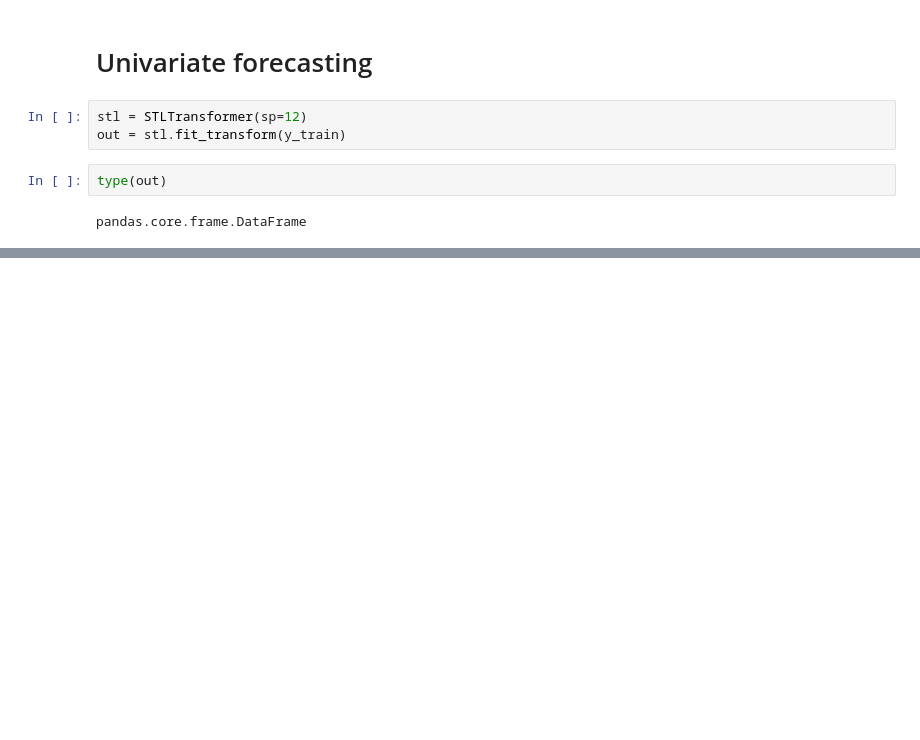
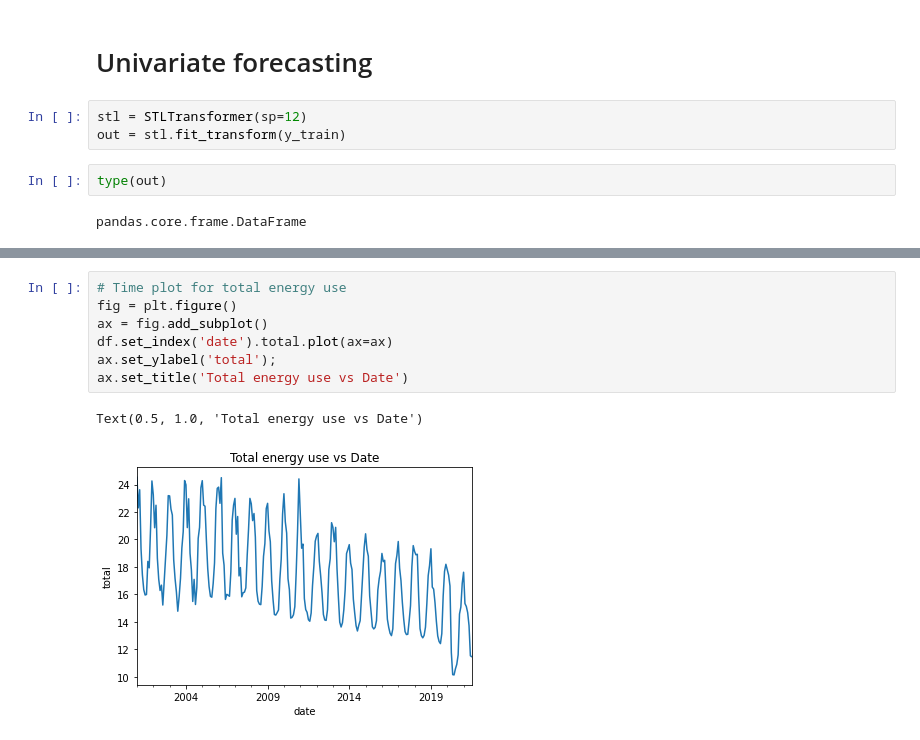
Before and after one commit to adin786/energy_forecast, a Jupyter notebook: notebooks/03_forecasting_baseline.ipynb, the cells around one changed output, grey strips where cells are left out. Saved outputs shown, nothing was run; the diff lists cells and outputs as text; blank space fills up the shorter version.

```diff
--- a/notebooks/03_forecasting_baseline.ipynb
+++ b/notebooks/03_forecasting_baseline.ipynb
@@ -41,0 +75,10 @@ pandas.core.frame.DataFrame
+# %%
+# Time plot for total energy use
+fig = plt.figure()
+ax = fig.add_subplot()
+df.set_index('date').total.plot(ax=ax)
+ax.set_ylabel('total');
+ax.set_title('Total energy use vs Date')
+# %% [output]
+Text(0.5, 1.0, 'Total energy use vs Date')
+[figure, added]
```
Also changed, not shown: parts of 29 cells of this notebook.
